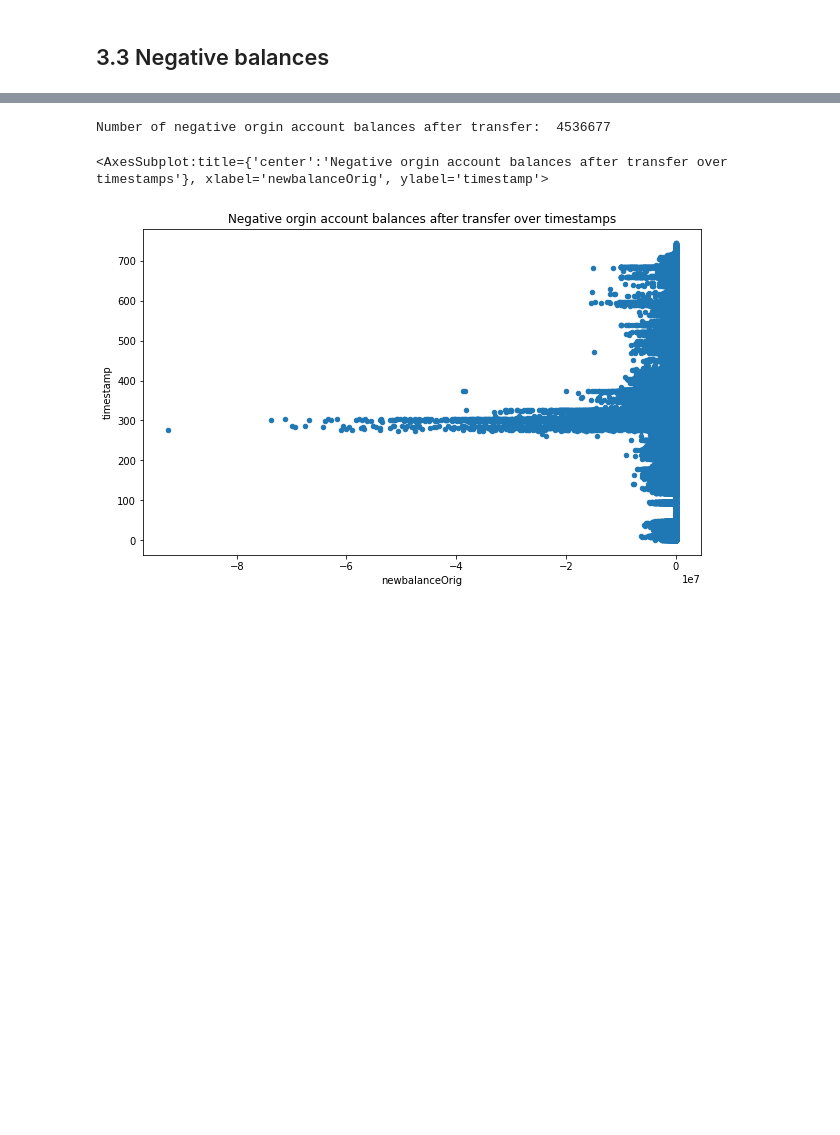
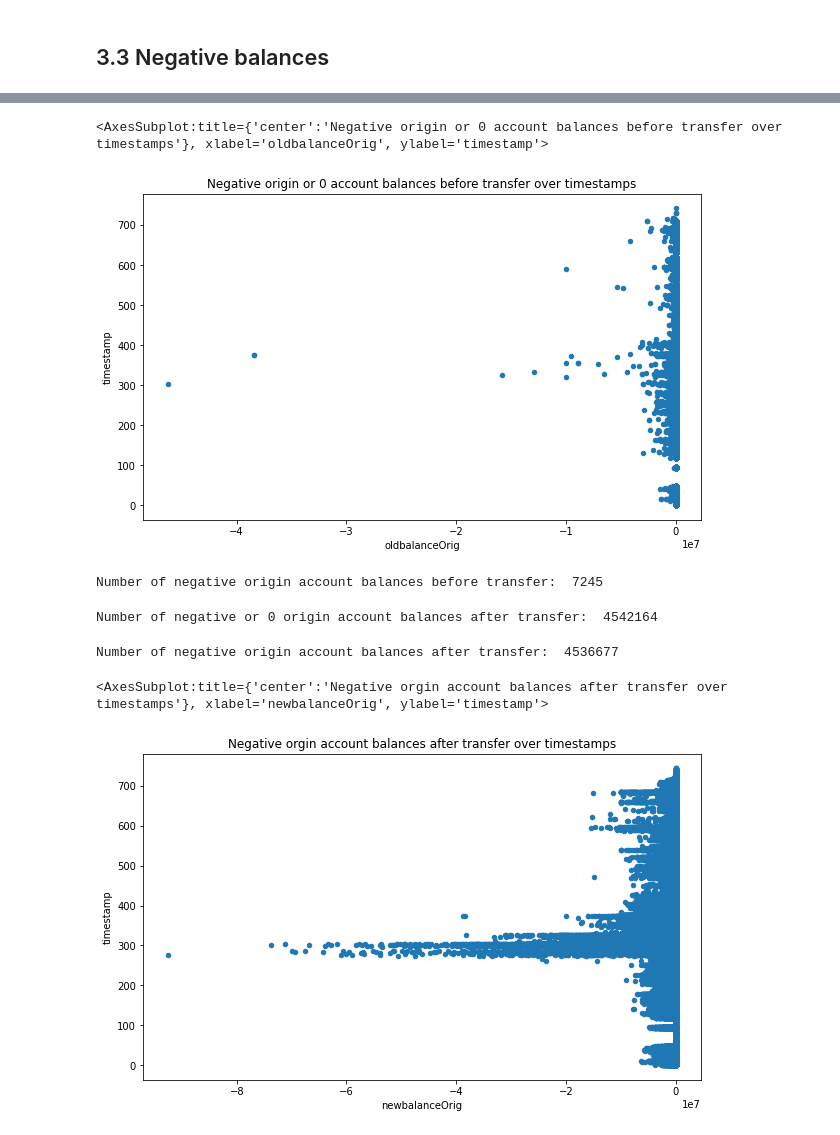
Before and after one commit to eboateng/FoDA, a Jupyter notebook: Assignment 1/Assignment1_group2.ipynb, the cells around one changed output, grey strips where cells are left out. Drawn from its saved outputs; the diff is of its cells as text; code cells hidden in the pictures; blank space fills up the shorter version.

```diff
--- a/Assignment 1/Assignment1_group2.ipynb
+++ b/Assignment 1/Assignment1_group2.ipynb
@@ -392,6 +427,23 @@ All the transfers of amounts higher than 20 million results in negative balances
+# %%
+df_negativebalance.plot(x='oldbalanceOrig', y='timestamp', kind='scatter',
+        figsize=(10,6),
+        title='Negative origin or 0 account balances before transfer over timestamps')
+# %% [output]
+<AxesSubplot:title={'center':'Negative origin or 0 account balances before transfer over timestamps'}, xlabel='oldbalanceOrig', ylabel='timestamp'>
+[figure, added]
 # %%
-df_negativebalance = df[(df['newbalanceOrig'] < 0)]
-print('Number of negative orgin account balances after transfer: ', len(df_negativebalance))
+df_negativebalance = df[(df['oldbalanceOrig'] < 0)]
+print('Number of negative origin account balances before transfer: ', len(df_negativebalance))
 # %% [output]
-Number of negative orgin account balances after transfer:  4536677
+Number of negative origin account balances before transfer:  7245
+# %%
+df_negativebalance1 = df[(df['newbalanceOrig'] <= 0)]
+print('Number of negative or 0 origin account balances after transfer: ', len(df_negativebalance1))
+# %% [output]
+Number of negative or 0 origin account balances after transfer:  4542164
+# %%
+df_negativebalance1 = df[(df['newbalanceOrig'] < 0)]
+print('Number of negative origin account balances after transfer: ', len(df_negativebalance1))
+# %% [output]
+Number of negative origin account balances after transfer:  4536677
 # %%
```
Also changed, not shown: parts of 19 cells of this notebook.
